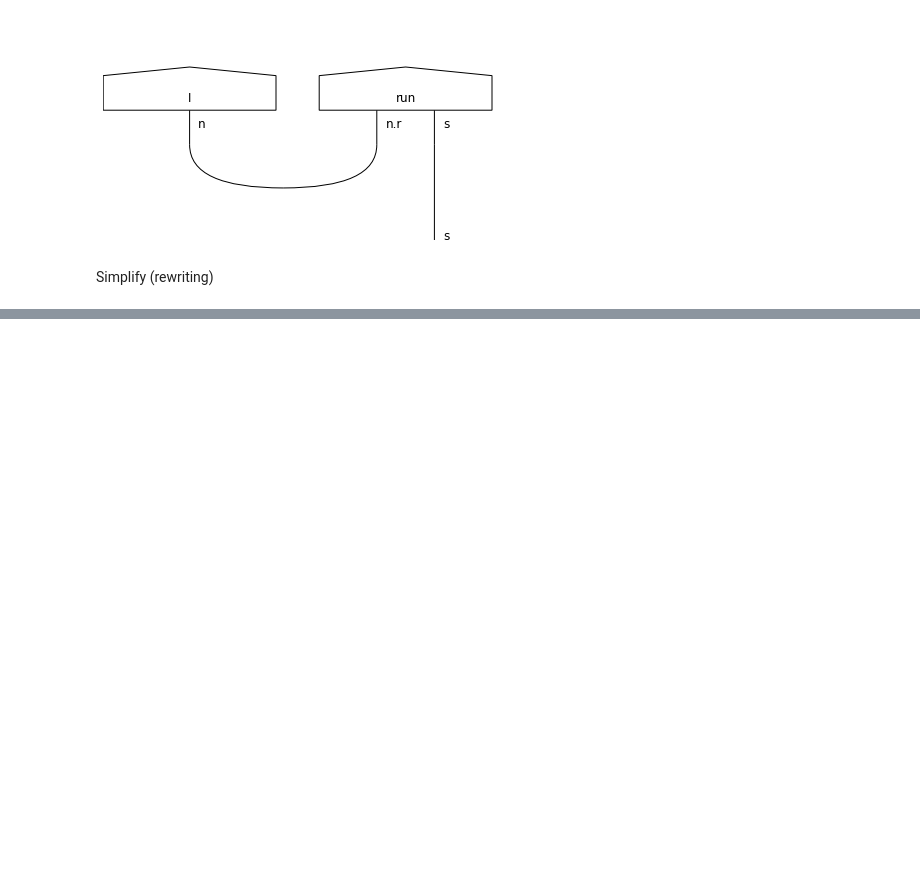
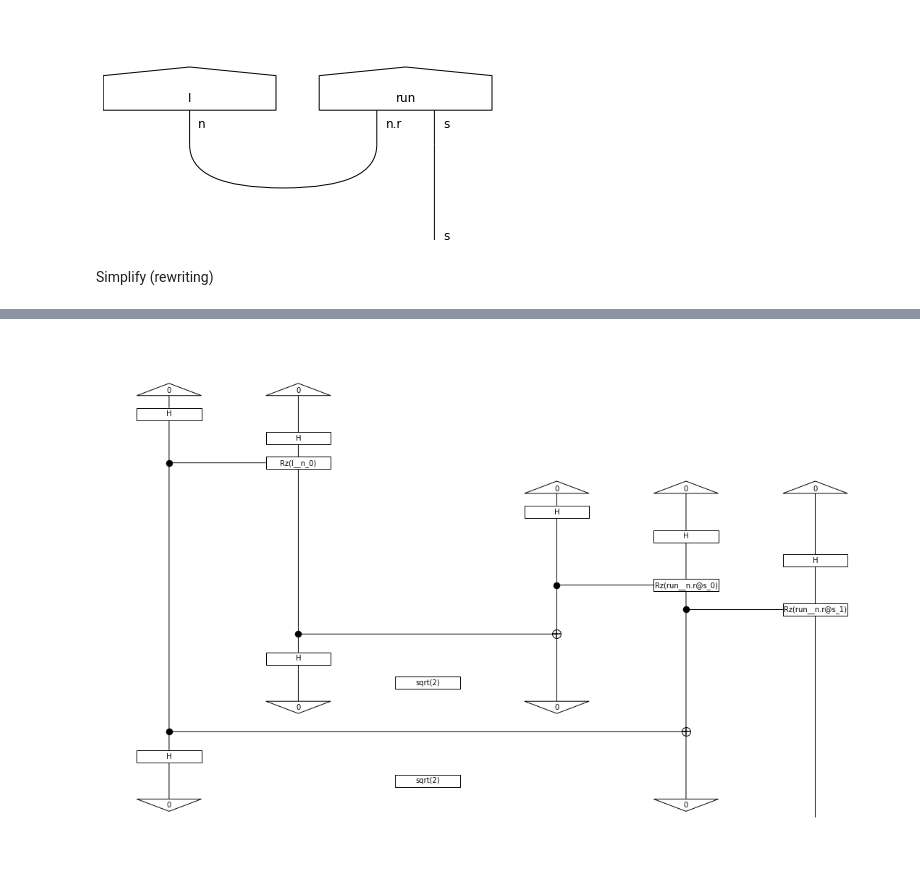
Before and after one commit to Hyperclap-Studios/qec-qnlp, a Jupyter notebook: parametrisation_test.ipynb, the cells around one changed output, grey strips where cells are left out. Saved outputs shown, nothing was run; the diff lists cells and outputs as text; code cells hidden in the pictures; blank space fills up the shorter version.

Commit message:
add function to plot circuits easily

```diff
--- a/parametrisation_test.ipynb
+++ b/parametrisation_test.ipynb
@@ -37,9 +36,18 @@ Turn into circuit
 # %%
-# Define atomic types
-N = AtomicType.NOUN
-S = AtomicType.SENTENCE
+def plotCircuit(n_noun, n_sentence, n_layer, plottket=True):
+    # Define atomic types
+    N = AtomicType.NOUN
+    S = AtomicType.SENTENCE
 
-# Convert string diagram to quantum circuit
-ansatz = IQPAnsatz({N: 1, S: 1}, n_layers=2)
-discopy_circuit = ansatz(diagram)
-discopy_circuit.draw(figsize=(15,10))
+    # Convert string diagram to quantum circuit
+    ansatz = IQPAnsatz({N: n_noun, S: n_sentence}, n_layers=n_layer)
+    discopy_circuit = ansatz(diagram)
+
+    # plot discopy circuit
+    if(plottket == False):
+        discopy_circuit.draw(figsize=(15,10))
+
+    # plot tket circuit
+    if(plottket):
+        tket_circuit = discopy_circuit.to_tk()
+        render_circuit_jupyter(tket_circuit)
@@ -67,0 +58,4 @@ render_circuit_jupyter(tket_circuit2)
+# %%
+plotCircuit(2, 1, 3, True)
+# %% [output]
+[figure, added]
```
Also changed, not shown: parts of 8 cells of this notebook.
